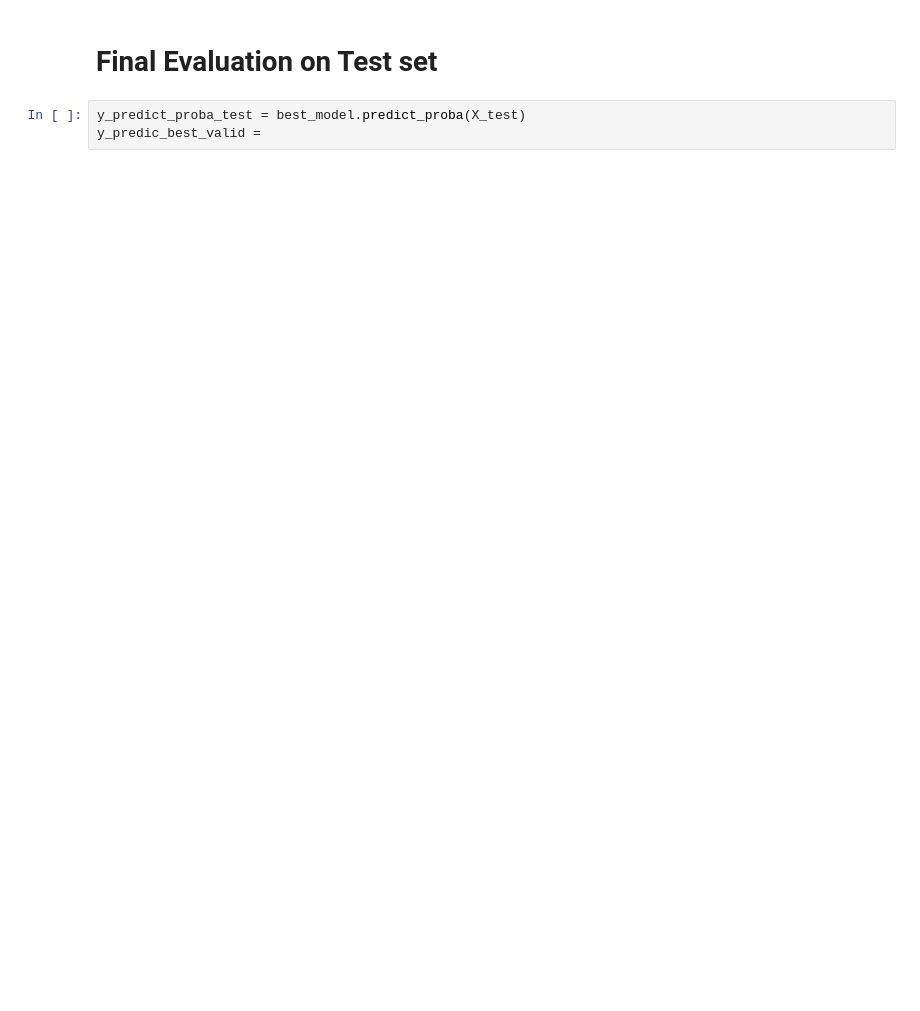
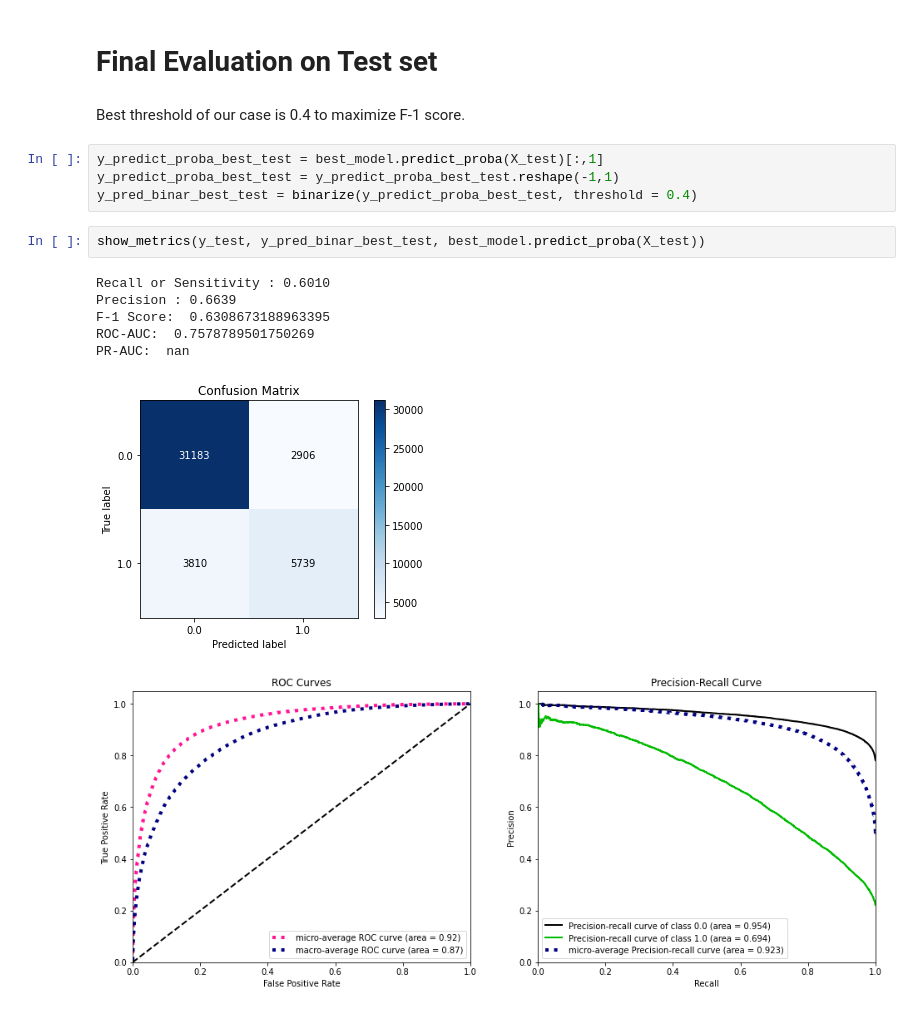
Before and after one commit to mherkhachatryan/Econometrics-Project, a Jupyter notebook: Modeling.ipynb, the cells around one changed output. Drawn from its saved outputs; the diff is of its cells as text; blank space fills up the shorter version.

```diff
--- a/Modeling.ipynb
+++ b/Modeling.ipynb
@@ -155,5 +214,18 @@ NameError: name 'best_model' is not defined
 # %% [markdown]
 # Final Evaluation on Test set
+# %% [markdown]
+Best threshold of our case is 0.4 to maximize F-1 score.
+# %%
+y_predict_proba_best_test = best_model.predict_proba(X_test)[:,1]
+y_predict_proba_best_test = y_predict_proba_best_test.reshape(-1,1)
+y_pred_binar_best_test = binarize(y_predict_proba_best_test, threshold = 0.4)
 # %%
-y_predict_proba_test = best_model.predict_proba(X_test)
-y_predic_best_valid =
+show_metrics(y_test, y_pred_binar_best_test, best_model.predict_proba(X_test))
+# %% [output]
+Recall or Sensitivity : 0.6010
+Precision : 0.6639
+F-1 Score:  0.6308673188963395
+ROC-AUC:  0.7578789501750269
+PR-AUC:  nan
+[figure, added]
+[figure, added]
```
Also changed, not shown: parts of 8 cells of this notebook, 1 other file.
